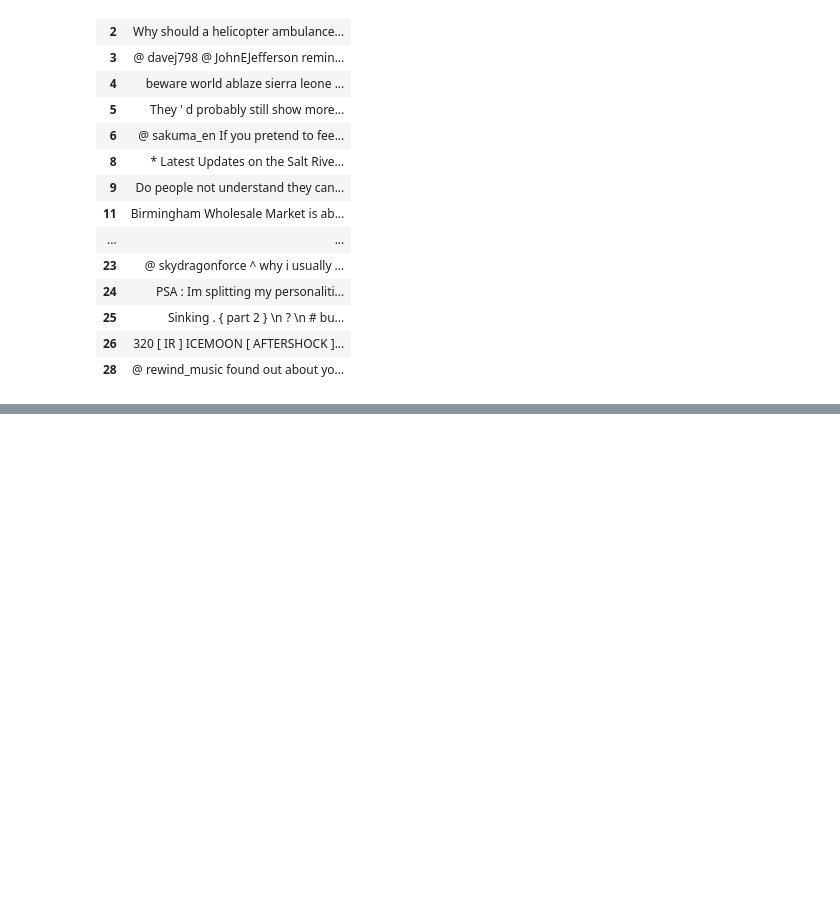
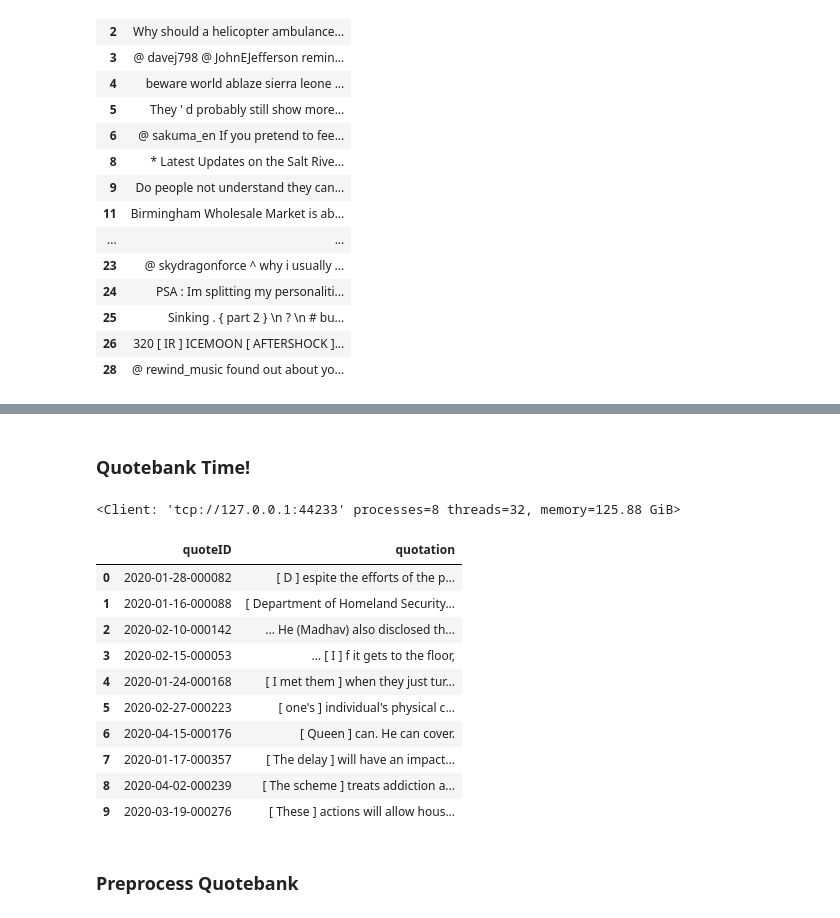
Before and after one commit to epfl-ada/ada-2021-project-hivemind, a Jupyter notebook: transformer_research.ipynb, the cells around one changed output, grey strips where cells are left out. Cells and saved outputs as stored; diff of their text form; code cells hidden in the pictures; blank space fills up the shorter version.

```diff
--- a/transformer_research.ipynb
+++ b/transformer_research.ipynb
@@ -271,0 +335,39 @@ plt.show()
+# %% [markdown]
+### Quotebank Time!
+# %%
+from dask.distributed import Client
+import dask.bag as db
+import dask.dataframe as dd
+
+client = Client()
+client
+# %% [output]
+<Client: 'tcp://127.0.0.1:44233' processes=8 threads=32, memory=125.88 GiB>
+# %%
+DATASET_FAST_PATH = "datasets/quotebank"
+DATASET_SLOW_PATH = "../quotebank/parquet"
+
+quotebank_df_array = [dd.read_parquet(f"{DATASET_FAST_PATH}/quotes-{year}.parquet") for year in range(2020, 2021)]
+
+dataset = dd.concat(quotebank_df_array, interleave_partitions=True)
+# %%
+# Remove unnecessary columns
+dataset = dataset[['quoteID', 'quotation']]
+dataset['quotation'] = dataset['quotation'].astype(str)
+# %%
+# Print the dataset
+dataset.head(10)
+# %% [output]
+|  | quoteID | quotation |
+| 0 | 2020-01-28-000082 | [ D ] espite the efforts of the p... |
+| 1 | 2020-01-16-000088 | [ Department of Homeland Security... |
+| 2 | 2020-02-10-000142 | ... He (Madhav) also disclosed th... |
+| 3 | 2020-02-15-000053 | ... [ I ] f it gets to the floor, |
+| 4 | 2020-01-24-000168 | [ I met them ] when they just tur... |
+| 5 | 2020-02-27-000223 | [ one's ] individual's physical c... |
+| 6 | 2020-04-15-000176 | [ Queen ] can. He can cover. |
+| 7 | 2020-01-17-000357 | [ The delay ] will have an impact... |
+| 8 | 2020-04-02-000239 | [ The scheme ] treats addiction a... |
+| 9 | 2020-03-19-000276 | [ These ] actions will allow hous... |
+# %% [markdown]
+### Preprocess Quotebank
```
Also changed, not shown: parts of 29 cells of this notebook.
